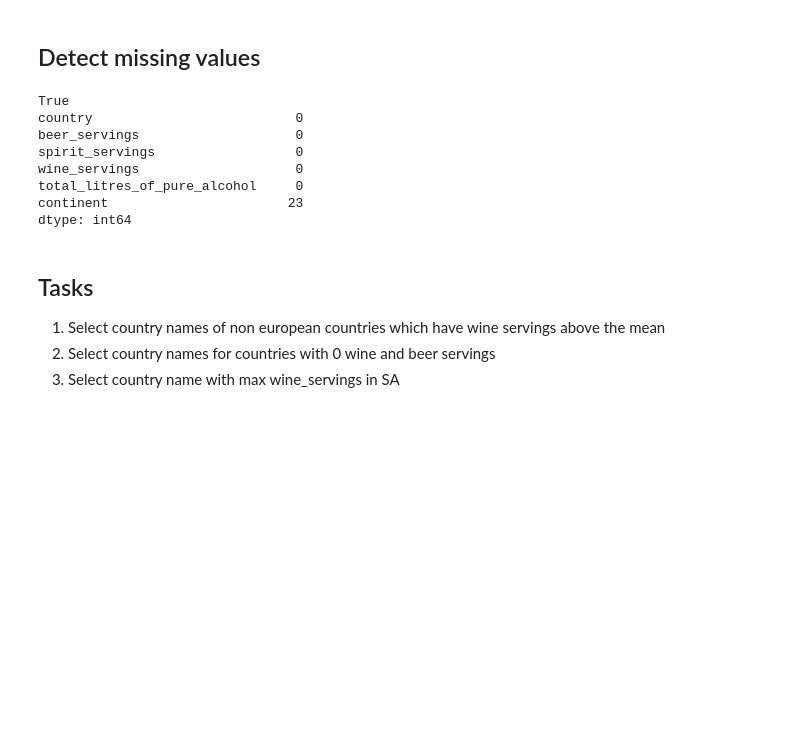
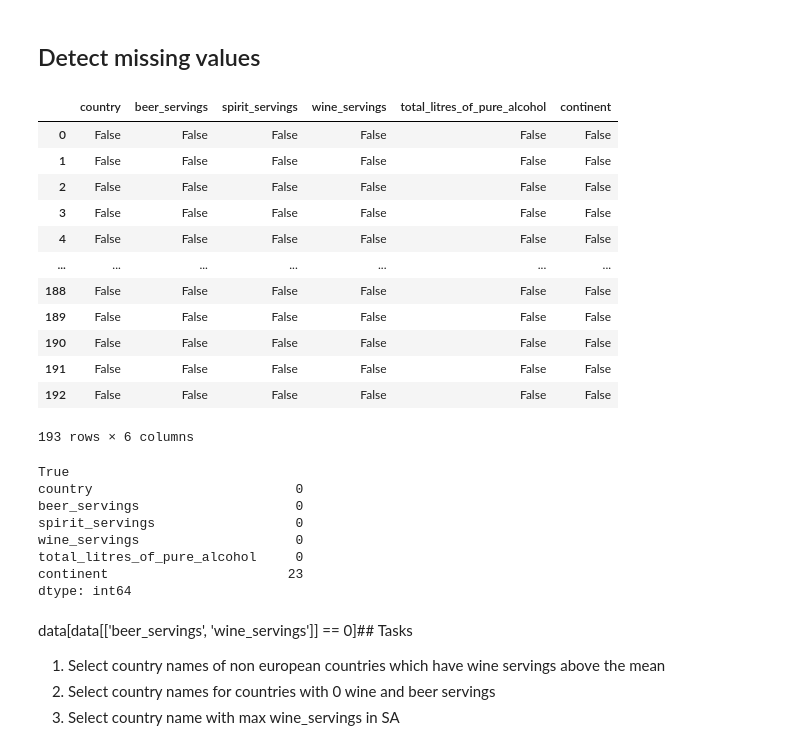
Before and after one commit to zehirev-vasil/ML, a Jupyter notebook: Lecture_27/DataFrame_useful_properties_and_methods.ipynb, the cells around one changed output. Saved outputs shown, nothing was run; the diff lists cells and outputs as text; code cells hidden in the pictures; blank space fills up the shorter version.

```diff
--- a/Lecture_27/DataFrame_useful_properties_and_methods.ipynb
+++ b/Lecture_27/DataFrame_useful_properties_and_methods.ipynb
@@ -260,6 +288,22 @@ SA    221
 Name: wine_servings, dtype: int64
 # %% [markdown]
 ## Detect missing values
+# %%
+data.isnull()
+# %% [output]
+|  | country | beer_servings | spirit_servings | wine_servings | total_litres_of_pure_alcohol | continent |
+| 0 | False | False | False | False | False | False |
+| 1 | False | False | False | False | False | False |
+| 2 | False | False | False | False | False | False |
+| 3 | False | False | False | False | False | False |
+| 4 | False | False | False | False | False | False |
+| ... | ... | ... | ... | ... | ... | ... |
+| 188 | False | False | False | False | False | False |
+| 189 | False | False | False | False | False | False |
+| 190 | False | False | False | False | False | False |
+| 191 | False | False | False | False | False | False |
+| 192 | False | False | False | False | False | False |
+193 rows × 6 columns
 # %%
 # check weather any missing values exists:
 print(data.isnull().values.any())
@@ -276,7 +320,7 @@ total_litres_of_pure_alcohol     0
 continent                       23
 dtype: int64
 # %% [markdown]
-## Tasks
+data[data[['beer_servings', 'wine_servings']] == 0]## Tasks
 
 1. Select country names of non european countries which have wine servings above the mean
 2. Select country names for countries with 0 wine and beer servings
```
Also changed, not shown: parts of 15 cells of this notebook, 1 other file.
